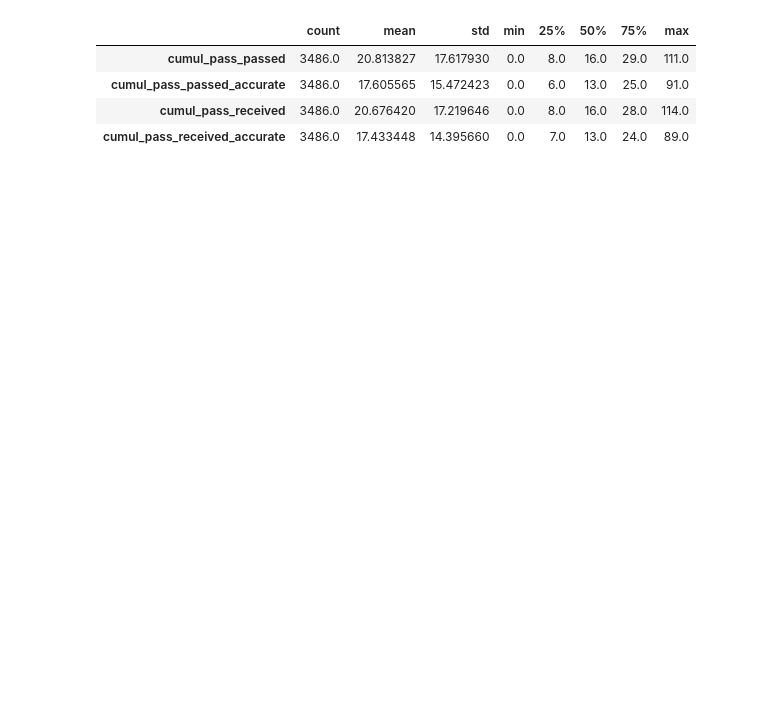
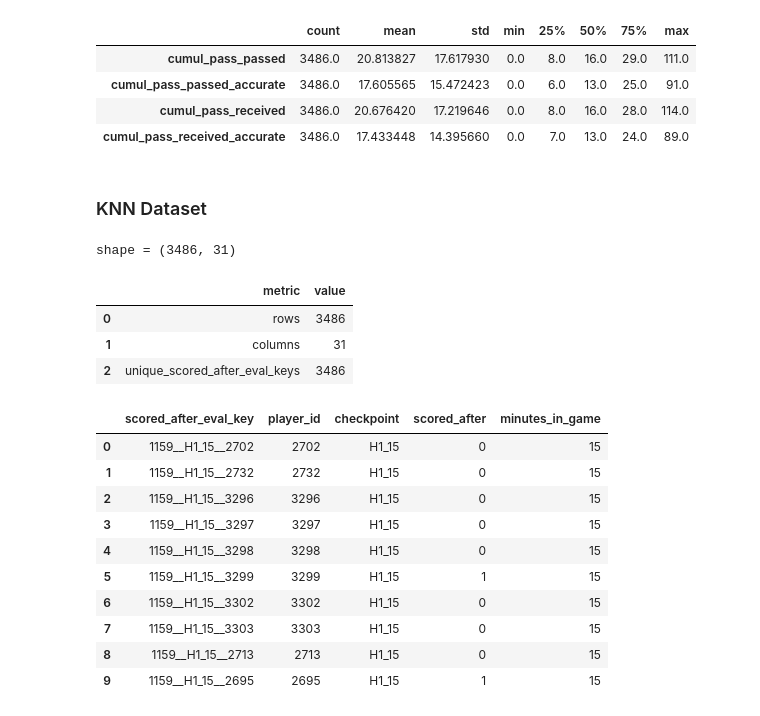
Before and after one commit to janwolyniak/WEC_26, a Jupyter notebook: notebooks/data_cleaning_feature_selection_general.ipynb, the cells around one changed output. Saved outputs shown, nothing was run; the diff lists cells and outputs as text; code cells hidden in the pictures; blank space fills up the shorter version.

```diff
--- a/notebooks/data_cleaning_feature_selection_general.ipynb
+++ b/notebooks/data_cleaning_feature_selection_general.ipynb
@@ -792,6 +792,84 @@ shape = (3486, 34)
 | cumul_pass_passed_accurate | 3486.0 | 17.605565 | 15.472423 | 0.0 | 6.0 | 13.0 | 25.0 | 91.0 |
 | cumul_pass_received | 3486.0 | 20.676420 | 17.219646 | 0.0 | 8.0 | 16.0 | 28.0 | 114.0 |
 | cumul_pass_received_accurate | 3486.0 | 17.433448 | 14.395660 | 0.0 | 7.0 | 13.0 | 24.0 | 89.0 |
+# %%
+knn_df = clean_df.copy()
+
+knn_df["scored_after_eval_key"] = (
+    knn_df["fixture_id"].astype("string")
+    + "__"
+    + knn_df["checkpoint"].astype("string")
+    + "__"
+    + knn_df["player_id"].astype("string")
+)
+
+knn_target_lookup = (
+    knn_df[
+        [
+            "scored_after_eval_key",
+            "fixture_id",
+            "checkpoint",
+            "player_id",
+            "scored_after",
+        ]
+    ]
+    .drop_duplicates()
+    .sort_values(["fixture_id", "checkpoint", "player_id"])
+    .reset_index(drop=True)
+)
+
+duplicate_eval_keys = int(knn_target_lookup["scored_after_eval_key"].duplicated().sum())
+if duplicate_eval_keys != 0:
+    raise ValueError(f"Duplicate scored_after_eval_key values found: {duplicate_eval_keys}")
+
+knn_df = knn_df.drop(
+    columns=["player_appearance_id", "date", "minute_out_window", "fixture_id"]
+)
+tables["knn_dataset.csv"] = knn_df
+
+display(Markdown("### KNN Dataset"))
+print(f"shape = {knn_df.shape}")
+display(
+    pd.DataFrame(
+        {
+            "metric": ["rows", "columns", "unique_scored_after_eval_keys"],
+            "value": [
+                len(knn_df),
+                len(knn_df.columns),
+                int(knn_df["scored_after_eval_key"].nunique()),
+            ],
+        }
+    )
+)
+display(
+    knn_df[
+        [
+            "scored_after_eval_key",
+            "player_id",
+            "checkpoint",
+            "scored_after",
+            "minutes_in_game",
+        ]
+    ].head(10)
+)
+# %% [output]
+### KNN Dataset
+shape = (3486, 31)
+|  | metric | value |
+| 0 | rows | 3486 |
+| 1 | columns | 31 |
+| 2 | unique_scored_after_eval_keys | 3486 |
+|  | scored_after_eval_key | player_id | checkpoint | scored_after | minutes_in_game |
+| 0 | 1159__H1_15__2702 | 2702 | H1_15 | 0 | 15 |
+| 1 | 1159__H1_15__2732 | 2732 | H1_15 | 0 | 15 |
+| 2 | 1159__H1_15__3296 | 3296 | H1_15 | 0 | 15 |
+| 3 | 1159__H1_15__3297 | 3297 | H1_15 | 0 | 15 |
+| 4 | 1159__H1_15__3298 | 3298 | H1_15 | 0 | 15 |
+| 5 | 1159__H1_15__3299 | 3299 | H1_15 | 1 | 15 |
+| 6 | 1159__H1_15__3302 | 3302 | H1_15 | 0 | 15 |
+| 7 | 1159__H1_15__3303 | 3303 | H1_15 | 0 | 15 |
+| 8 | 1159__H1_15__2713 | 2713 | H1_15 | 0 | 15 |
+| 9 | 1159__H1_15__2695 | 2695 | H1_15 | 1 | 15 |
 # %%
 export_main_path = DATA_DIR / "players_quarters_final.csv"
 tables["players_quarters_final.csv"].to_csv(export_main_path, index=False)
```
Also changed, not shown: parts of 1 cell of this notebook, 1 other file.
